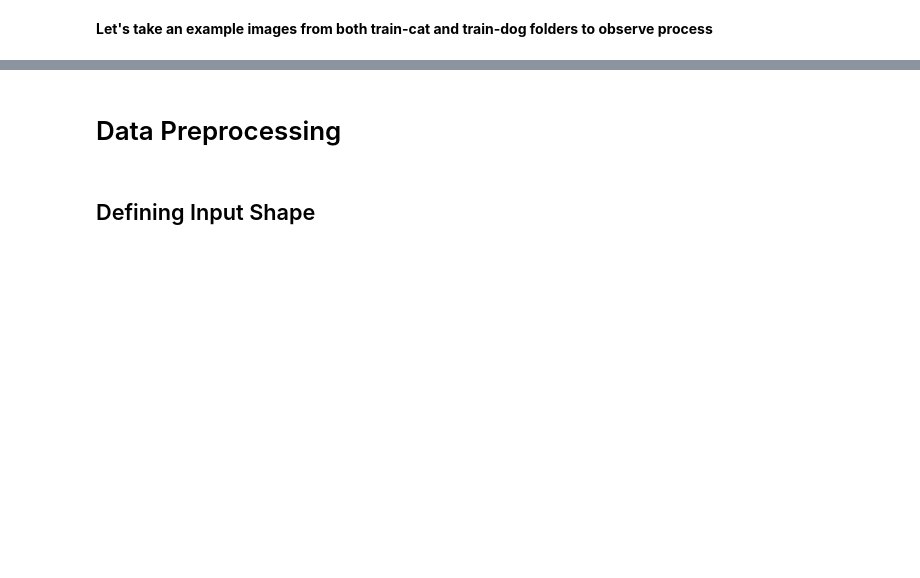
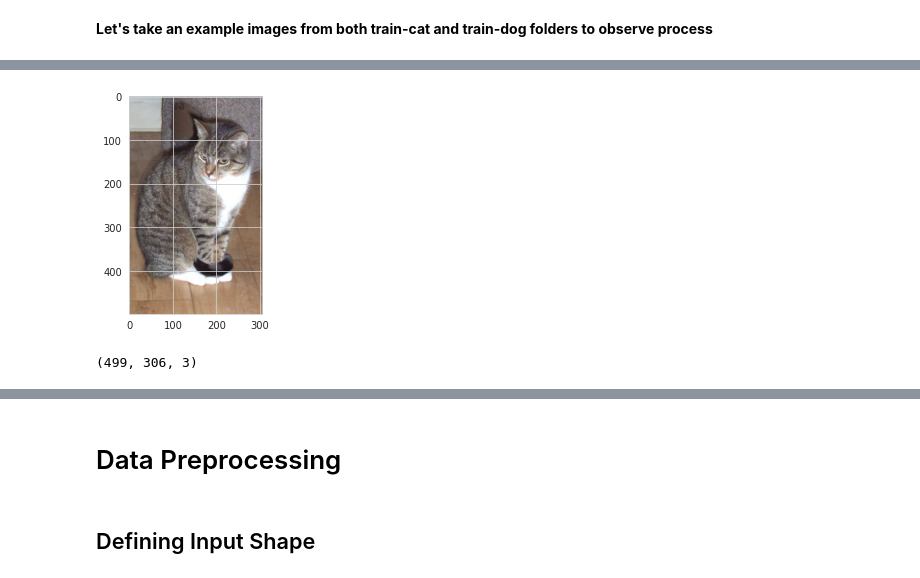
Before and after one commit to YusufSHub/Machine-Learning, a Jupyter notebook: DL/CNN Project Image Classification/CNN Project-Image Classification with CNN (catdogclassifier)-Student.ipynb, the cells around one changed output, grey strips where cells are left out. Cells and saved outputs as stored; diff of their text form; code cells hidden in the pictures; blank space fills up the shorter version.

```diff
--- a/DL/CNN Project Image Classification/CNN Project-Image Classification with CNN (catdogclassifier)-Student.ipynb
+++ b/DL/CNN Project Image Classification/CNN Project-Image Classification with CNN (catdogclassifier)-Student.ipynb
@@ -15,2 +15,24 @@ Train set includes 12500 cat-5026 dog images, validation set includes 1219 cat-1
 # %% [markdown]
 # Import Libraries and Export Images from Zip_File
+# %%
+import os
+import numpy as np
+import pandas as pd
+import matplotlib.pyplot as plt
+import seaborn as sns
+from matplotlib.image import imread
+
+#import warnings
+#warnings.filterwarnings("ignore")
+#warnings.warn("this will not show")
+
+plt.rcParams["figure.figsize"] = (10,6)
+
+sns.set_style("whitegrid")
+pd.set_option('display.float_format', lambda x: '%.3f' % x)
+
+# Set it None to display all rows in the dataframe
+# pd.set_option('display.max_rows', None)
+
+# Set it to None to display all columns in the dataframe
+pd.set_option('display.max_columns', None)
@@ -17,2 +57,4 @@ Train set includes 12500 cat-5026 dog images, validation set includes 1219 cat-1
 # %% [markdown]
 # Recognizing and Understanding Data
+# %%
+my_data_dir = "data"
@@ -18,0 +65,3 @@ Train set includes 12500 cat-5026 dog images, validation set includes 1219 cat-1
+# %%
+valid_path = my_data_dir + '/validation/'
+train_path = my_data_dir + '/train/'
@@ -22,0 +206,2 @@ Train set includes 12500 cat-5026 dog images, validation set includes 1219 cat-1
+# %%
+cat_cell_path = train_path+'cat/'+os.listdir(train_path+'cat')[5]
@@ -22,0 +228,10 @@ Train set includes 12500 cat-5026 dog images, validation set includes 1219 cat-1
+# %%
+cat_cell = imread(cat_cell_path)
+plt.imshow(cat_cell);
+# %% [output]
+[figure, added]
+# %%
+cat_cell.shape
+#dog_cell.shape=(316, 311, 3)
+# %% [output]
+(499, 306, 3)
```
Also changed, not shown: parts of 81 cells of this notebook, 1 other file.
